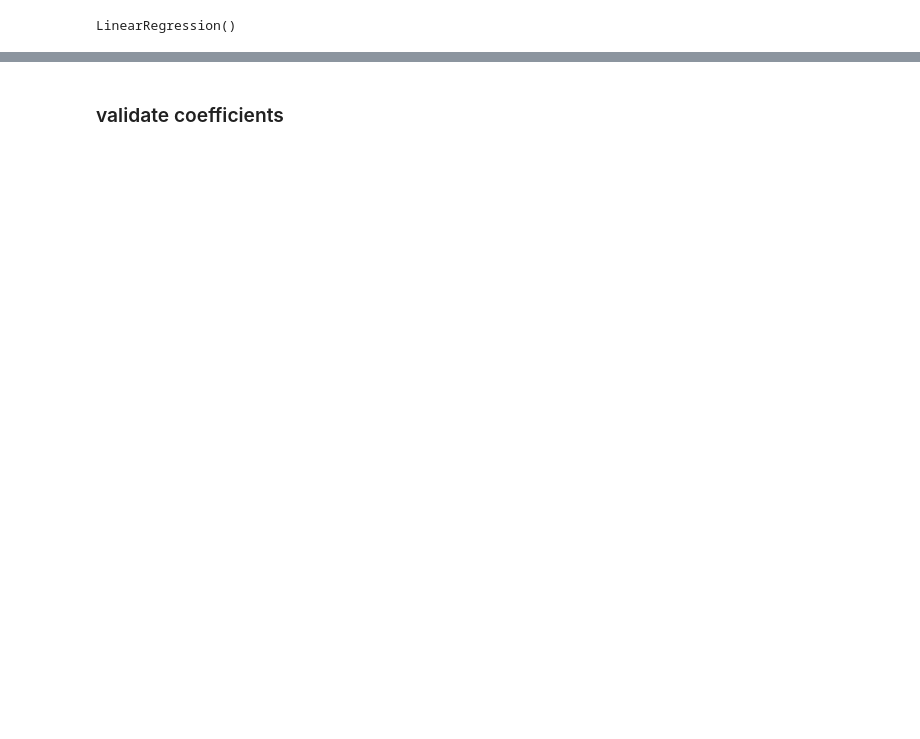
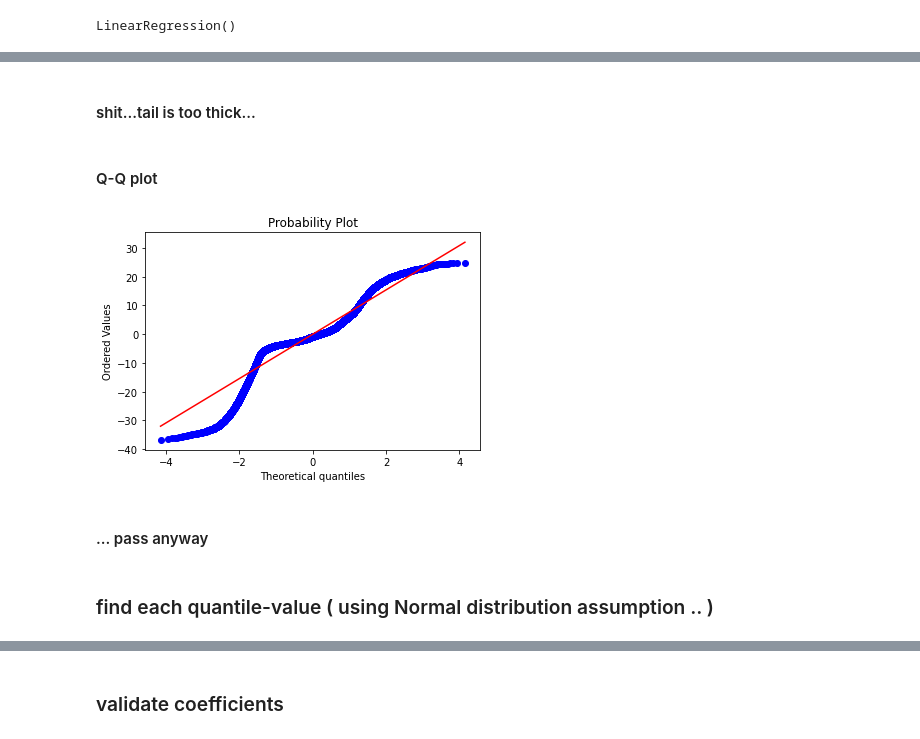
Before and after one commit to yg-renaissance/solar-energy-prediction, a Jupyter notebook: multiple_regression_for_q-target.ipynb, the cells around one changed output, grey strips where cells are left out. Cells and saved outputs as stored; diff of their text form; code cells hidden in the pictures; blank space fills up the shorter version.

Commit message:
developed  (multiple regression model + normal quantile) model\ now bug : pickle does not work...have to use model function using pickle

```diff
--- a/multiple_regression_for_q-target.ipynb
+++ b/multiple_regression_for_q-target.ipynb
@@ -52,0 +117,13 @@ T : 0.22666183933795164
+# %% [markdown]
+#### shit...tail is too thick...
+# %% [markdown]
+#### Q-Q plot
+# %%
+sp.stats.probplot(res['TARGET'].to_numpy(), plot=plt)
+plt.show()
+# %% [output]
+[figure, added]
+# %% [markdown]
+#### ... pass anyway
+# %% [markdown]
+### find each quantile-value ( using Normal distribution assumption .. )
```
Also changed, not shown: parts of 30 cells of this notebook, 3 other files.
